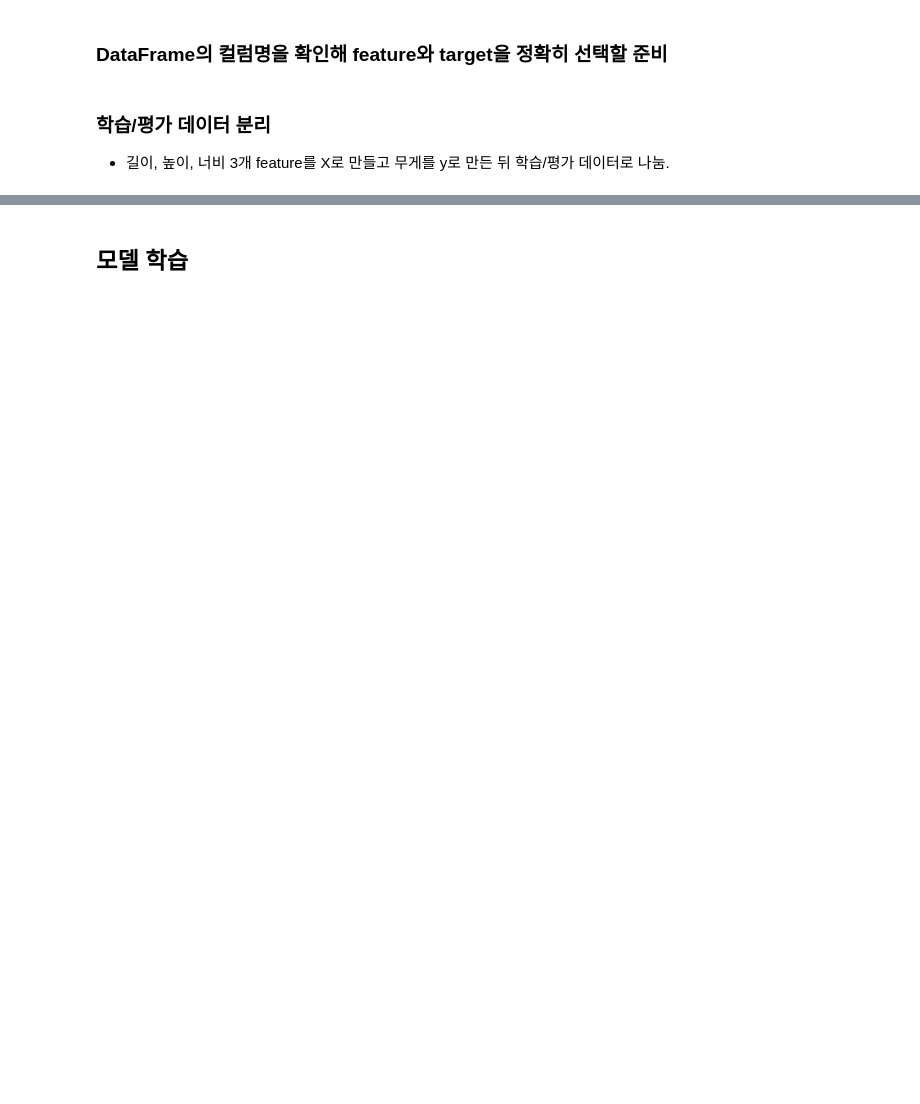
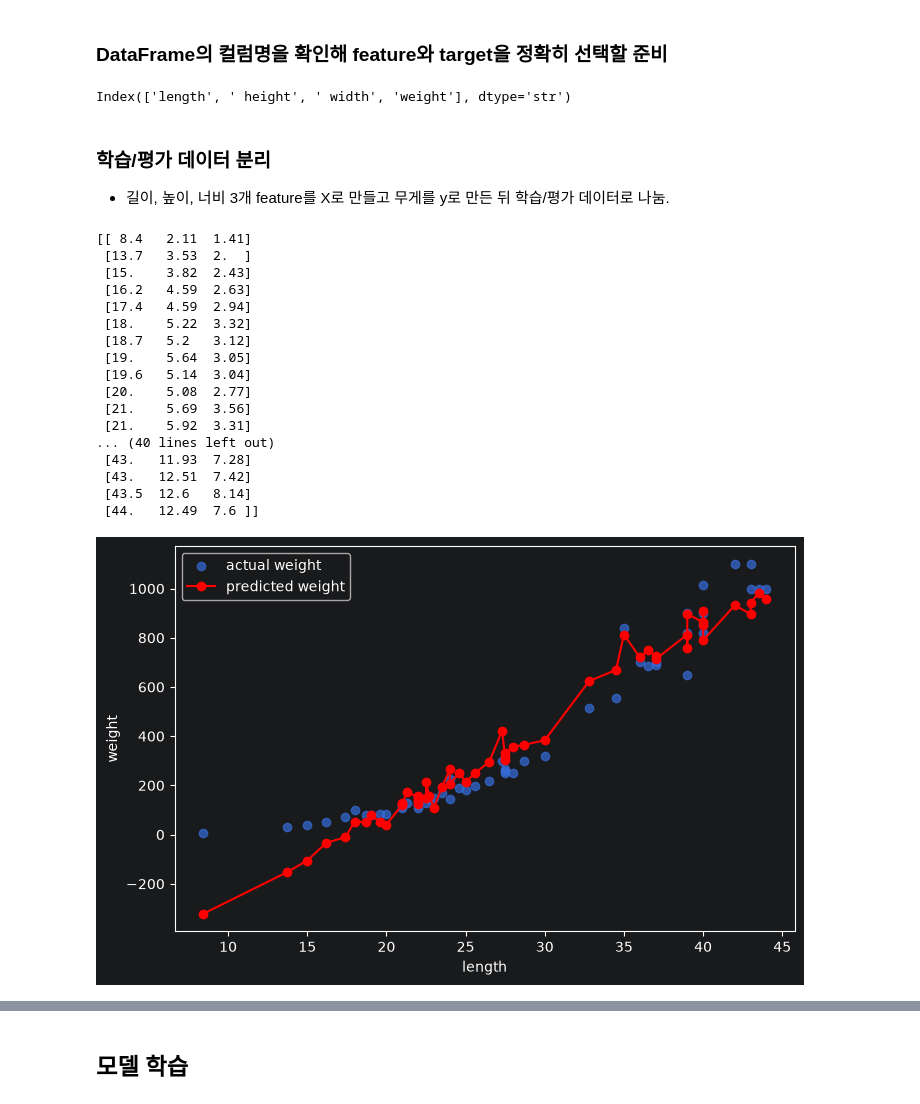
Before and after one commit to RabbitTasteDog-PRO/06_machine_learning, a Jupyter notebook: 02_regression/02_regression_overview.ipynb, the cells around one changed output, grey strips where cells are left out. Cells and saved outputs as stored; diff of their text form; code cells hidden in the pictures; blank space fills up the shorter version.

```diff
--- a/02_regression/02_regression_overview.ipynb
+++ b/02_regression/02_regression_overview.ipynb
@@ -438,3 +541,8 @@ n_neighbors를 바꾸는 이유는 몇 개의 이웃을 참고할지에 따라
     - 기존에는 농어의 길이 하나만 feature로 사용함.
     - 이번에는 길이, 높이, 너비를 함께 사용해 입력 정보를 늘림.
     - 이처럼 모델이 참고할 정보를 추가하거나 새 feature를 만드는 과정이 특성 공학임.
+# %%
+# 농어 csv읽어오기
+perch_df = pd.read_csv('./data/perch_full.csv')
+# feature : length, height, width + weight를 만들어서 넣는다
+perch_df.head()
@@ -440,0 +556,12 @@ n_neighbors를 바꾸는 이유는 몇 개의 이웃을 참고할지에 따라
+# %%
+perch_weight = np.array(
+    [5.9, 32.0, 40.0, 51.5, 70.0, 100.0, 78.0, 80.0, 85.0, 85.0,
+     110.0, 115.0, 125.0, 130.0, 120.0, 120.0, 130.0, 135.0, 110.0,
+     130.0, 150.0, 145.0, 150.0, 170.0, 225.0, 145.0, 188.0, 180.0,
+     197.0, 218.0, 300.0, 260.0, 265.0, 250.0, 250.0, 300.0, 320.0,
+     514.0, 556.0, 840.0, 685.0, 700.0, 700.0, 690.0, 900.0, 650.0,
+     820.0, 850.0, 900.0, 1015.0, 820.0, 1100.0, 1000.0, 1100.0,
+     1000.0, 1000.0]
+)
+perch_df['weight'] = perch_weight
+perch_df.head()
@@ -441,6 +575,64 @@ n_neighbors를 바꾸는 이유는 몇 개의 이웃을 참고할지에 따라
 # %% [markdown]
 ### DataFrame의 컬럼명을 확인해 feature와 target을 정확히 선택할 준비
+# %%
+perch_df.columns
+# %% [output]
+Index(['length', ' height', ' width', 'weight'], dtype='str')
 # %% [markdown]
 ### 학습/평가 데이터 분리
 
 - 길이, 높이, 너비 3개 feature를 X로 만들고 무게를 y로 만든 뒤 학습/평가 데이터로 나눔.
+# %%
+# 2차원 그래프에서는 x축을 length 하나로만 잡고, y축에 실제 무게와 예측 무게를 함께 표시함.
+feature_cols = ['length', ' height', ' width']
+
+perch_sorted = perch_df.sort_values('length').copy()
+
+# display(perch_sorted)
+X_line = perch_sorted[feature_cols].to_numpy()
+print(X_line)
+
+y_line_pred = lin_reg.predict(X_line)
+
+plt.figure(figsize=(8, 5))
+
+# 파란 점: 실제 농어 길이와 실제 무게.
+plt.scatter(
+    perch_df['length'],
+    perch_df['weight'],
+    alpha=0.7,
+    label='actual weight'
+)
+
+# 빨간 선: 다중 선형 회귀 모델이 예측한 무게를 length 순서로 연결한 선.
+plt.plot(
+    perch_sorted['length'],
+    y_line_pred,
+    color='red',
+    marker='o',
+    label='predicted weight'
+)
+
+plt.xlabel('length')
+plt.ylabel('weight')
+plt.legend()
+plt.show()
+# %% [output]
+[[ 8.4   2.11  1.41]
+ [13.7   3.53  2.  ]
+ [15.    3.82  2.43]
+ [16.2   4.59  2.63]
+ [17.4   4.59  2.94]
+ [18.    5.22  3.32]
+ [18.7   5.2   3.12]
+ [19.    5.64  3.05]
+ [19.6   5.14  3.04]
+ [20.    5.08  2.77]
+ [21.    5.69  3.56]
+ [21.    5.92  3.31]
+... (40 lines left out)
+ [43.   11.93  7.28]
+ [43.   12.51  7.42]
+ [43.5  12.6   8.14]
+ [44.   12.49  7.6 ]]
+[figure, added]
```
Also changed, not shown: parts of 15 cells of this notebook, 1 other file.
